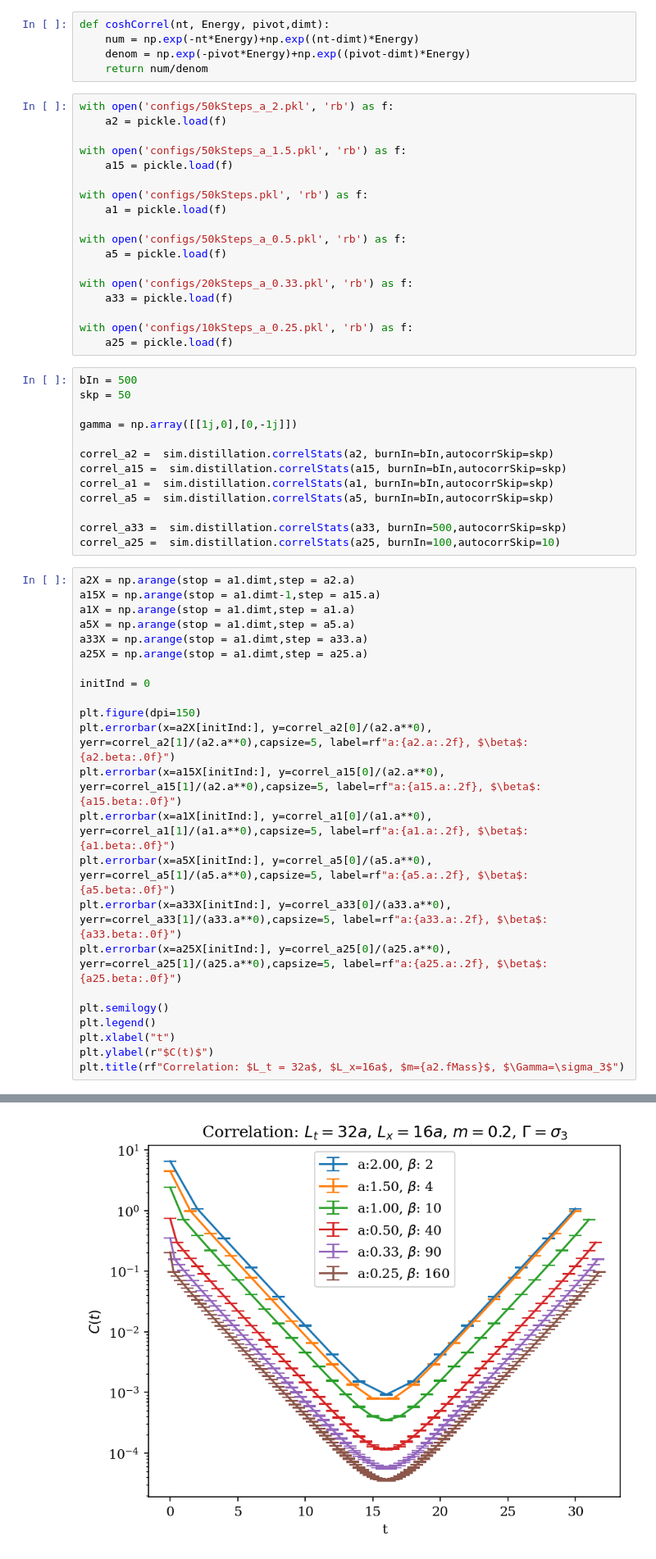
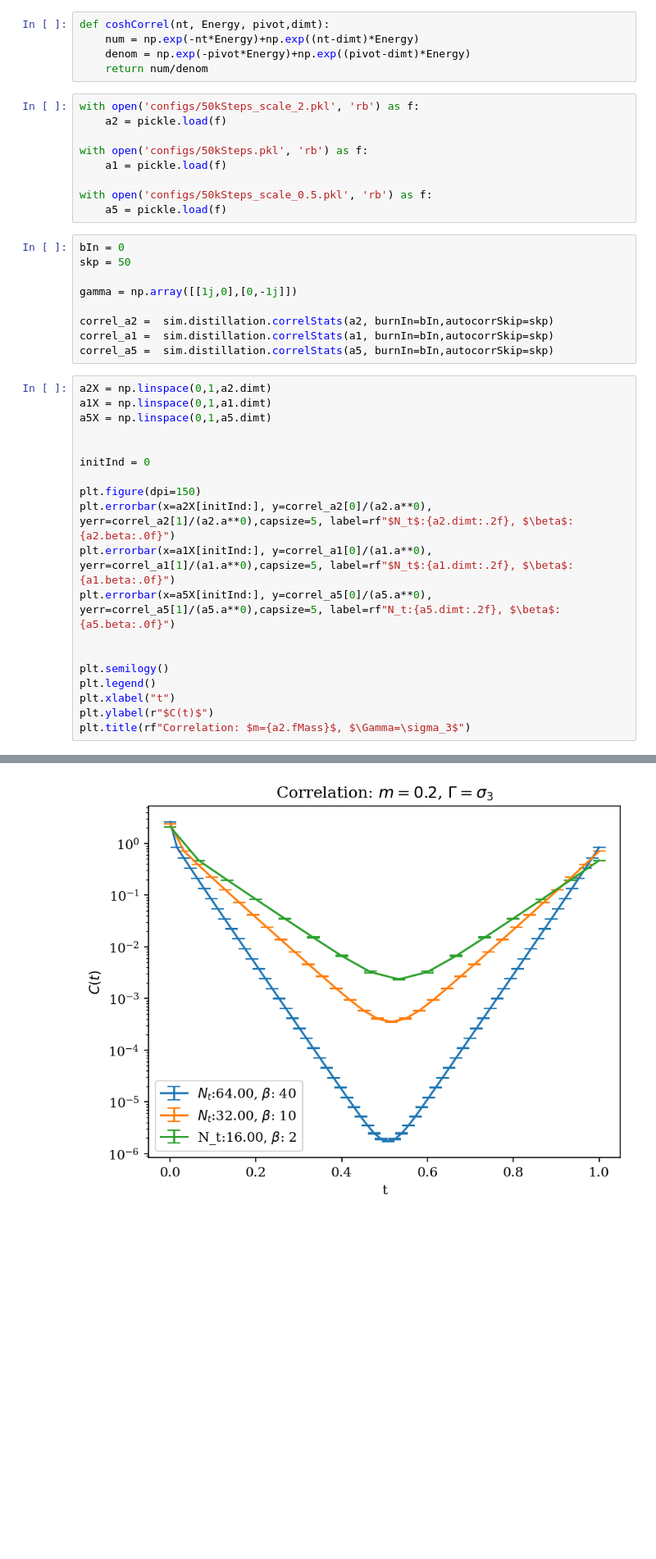
Before and after one commit to wurdahl/schwingerModel, a Jupyter notebook: contLimitDistill.ipynb, the cells around one changed output, grey strips where cells are left out. Shown at 82% size. Saved outputs shown, nothing was run; the diff lists cells and outputs as text; blank space fills up the shorter version.

```diff
--- a/contLimitDistill.ipynb
+++ b/contLimitDistill.ipynb
@@ -14,57 +14,40 @@ def coshCorrel(nt, Energy, pivot,dimt):
     denom = np.exp(-pivot*Energy)+np.exp((pivot-dimt)*Energy)
     return num/denom
 # %%
-with open('configs/50kSteps_a_2.pkl', 'rb') as f:
+with open('configs/50kSteps_scale_2.pkl', 'rb') as f:
     a2 = pickle.load(f)
-
-with open('configs/50kSteps_a_1.5.pkl', 'rb') as f:
-    a15 = pickle.load(f)
 
 with open('configs/50kSteps.pkl', 'rb') as f:
     a1 = pickle.load(f)
 
-with open('configs/50kSteps_a_0.5.pkl', 'rb') as f:
+with open('configs/50kSteps_scale_0.5.pkl', 'rb') as f:
     a5 = pickle.load(f)
-
-with open('configs/20kSteps_a_0.33.pkl', 'rb') as f:
-    a33 = pickle.load(f)
-
-with open('configs/10kSteps_a_0.25.pkl', 'rb') as f:
-    a25 = pickle.load(f)
 # %%
-bIn = 500
+bIn = 0
 skp = 50
 
 gamma = np.array([[1j,0],[0,-1j]])
 
 correl_a2 =  sim.distillation.correlStats(a2, burnIn=bIn,autocorrSkip=skp)
-correl_a15 =  sim.distillation.correlStats(a15, burnIn=bIn,autocorrSkip=skp)
 correl_a1 =  sim.distillation.correlStats(a1, burnIn=bIn,autocorrSkip=skp)
 correl_a5 =  sim.distillation.correlStats(a5, burnIn=bIn,autocorrSkip=skp)
-
-correl_a33 =  sim.distillation.correlStats(a33, burnIn=500,autocorrSkip=skp)
-correl_a25 =  sim.distillation.correlStats(a25, burnIn=100,autocorrSkip=10)
 # %%
-a2X = np.arange(stop = a1.dimt,step = a2.a)
-a15X = np.arange(stop = a1.dimt-1,step = a15.a)
-a1X = np.arange(stop = a1.dimt,step = a1.a)
-a5X = np.arange(stop = a1.dimt,step = a5.a)
-a33X = np.arange(stop = a1.dimt,step = a33.a)
-a25X = np.arange(stop = a1.dimt,step = a25.a)
+a2X = np.linspace(0,1,a2.dimt)
+a1X = np.linspace(0,1,a1.dimt)
+a5X = np.linspace(0,1,a5.dimt)
+
 
 initInd = 0
 
 plt.figure(dpi=150)
-plt.errorbar(x=a2X[initInd:], y=correl_a2[0]/(a2.a**0), yerr=correl_a2[1]/(a2.a**0),capsize=5, label=rf"a:{a2.a:.2f}, $\beta$: {a2.beta:.0f}")
-plt.errorbar(x=a15X[initInd:], y=correl_a15[0]/(a2.a**0), yerr=correl_a15[1]/(a2.a**0),capsize=5, label=rf"a:{a15.a:.2f}, $\beta$: {a15.beta:.0f}")
-plt.errorbar(x=a1X[initInd:], y=correl_a1[0]/(a1.a**0), yerr=correl_a1[1]/(a1.a**0),capsize=5, label=rf"a:{a1.a:.2f}, $\beta$: {a1.beta:.0f}")
-plt.errorbar(x=a5X[initInd:], y=correl_a5[0]/(a5.a**0), yerr=correl_a5[1]/(a5.a**0),capsize=5, label=rf"a:{a5.a:.2f}, $\beta$: {a5.beta:.0f}")
-plt.errorbar(x=a33X[initInd:], y=correl_a33[0]/(a33.a**0), yerr=correl_a33[1]/(a33.a**0),capsize=5, label=rf"a:{a33.a:.2f}, $\beta$: {a33.beta:.0f}")
-plt.errorbar(x=a25X[initInd:], y=correl_a25[0]/(a25.a**0), yerr=correl_a25[1]/(a25.a**0),capsize=5, label=rf"a:{a25.a:.2f}, $\beta$: {a25.beta:.0f}")
+plt.errorbar(x=a2X[initInd:], y=correl_a2[0]/(a2.a**0), yerr=correl_a2[1]/(a2.a**0),capsize=5, label=rf"$N_t$:{a2.dimt:.2f}, $\beta$: {a2.beta:.0f}")
+plt.errorbar(x=a1X[initInd:], y=correl_a1[0]/(a1.a**0), yerr=correl_a1[1]/(a1.a**0),capsize=5, label=rf"$N_t$:{a1.dimt:.2f}, $\beta$: {a1.beta:.0f}")
+plt.errorbar(x=a5X[initInd:], y=correl_a5[0]/(a5.a**0), yerr=correl_a5[1]/(a5.a**0),capsize=5, label=rf"N_t:{a5.dimt:.2f}, $\beta$: {a5.beta:.0f}")
+
 
 plt.semilogy()
 plt.legend()
 plt.xlabel("t")
 plt.ylabel(r"$C(t)$")
-plt.title(rf"Correlation: $L_t = 32a$, $L_x=16a$, $m={a2.fMass}$, $\Gamma=\sigma_3$")
+plt.title(rf"Correlation: $m={a2.fMass}$, $\Gamma=\sigma_3$")
 # %% [output]
@@ -72,2 +55,2 @@ Text(0.5, 1.0, 'Correlation: $L_t = 32a$, $L_x=16a$, $m=0.2$, $\\Gamma=\\sigma_3
-[figure, old version]
+[figure, new version]
 # %%
```
Also changed, not shown: parts of 4 cells of this notebook, 5 other files.
